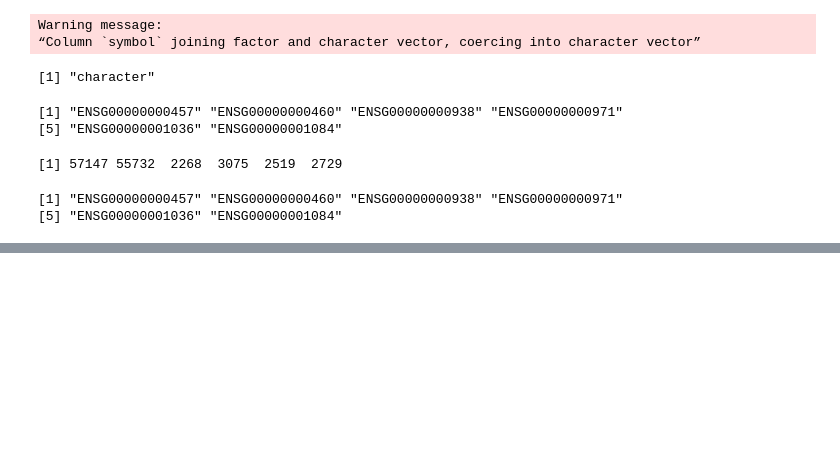
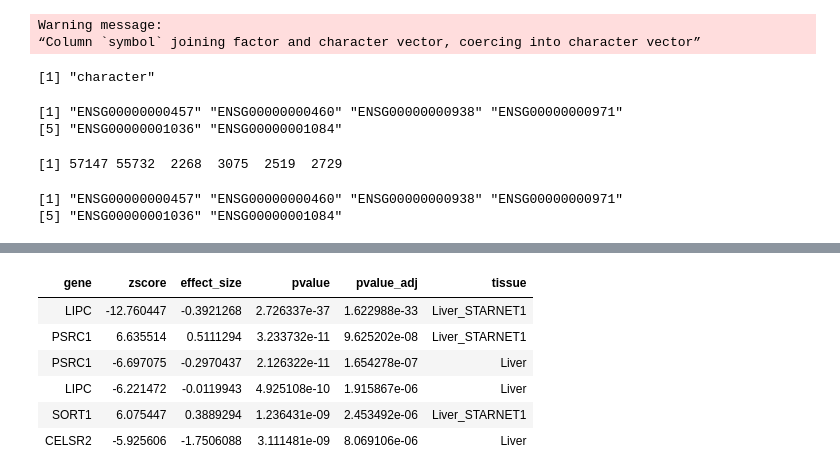
Before and after one commit to Joker-Jerome/dr_multiomics, a Jupyter notebook: utilities/gene_names.ipynb, the cells around one changed output, grey strips where cells are left out. Drawn from its saved outputs; the diff is of its cells as text; code cells hidden in the pictures; blank space fills up the shorter version.

```diff
--- a/utilities/gene_names.ipynb
+++ b/utilities/gene_names.ipynb
@@ -174,0 +250,15 @@ id_map(grch38$ensgene[4:9], from_ref =, to_ref =  "symbol""ensgene")
+# %%
+trait_str <- "FC"
+test_type <- "single"
+test_df <- extract_twas_signature(trait_str, test_type)
+test_df <- test_df %>%
+    arrange(pvalue_adj)
+head(test_df)
+# %% [output]
+| gene | zscore | effect_size | pvalue | pvalue_adj | tissue |
+| LIPC | -12.760447 | -0.3921268 | 2.726337e-37 | 1.622988e-33 | Liver_STARNET1 |
+| PSRC1 | 6.635514 | 0.5111294 | 3.233732e-11 | 9.625202e-08 | Liver_STARNET1 |
+| PSRC1 | -6.697075 | -0.2970437 | 2.126322e-11 | 1.654278e-07 | Liver |
+| LIPC | -6.221472 | -0.0119943 | 4.925108e-10 | 1.915867e-06 | Liver |
+| SORT1 | 6.075447 | 0.3889294 | 1.236431e-09 | 2.453492e-06 | Liver_STARNET1 |
+| CELSR2 | -5.925606 | -1.7506088 | 3.111481e-09 | 8.069106e-06 | Liver |
```
Also changed, not shown: parts of 44 cells of this notebook, 3 other files.
